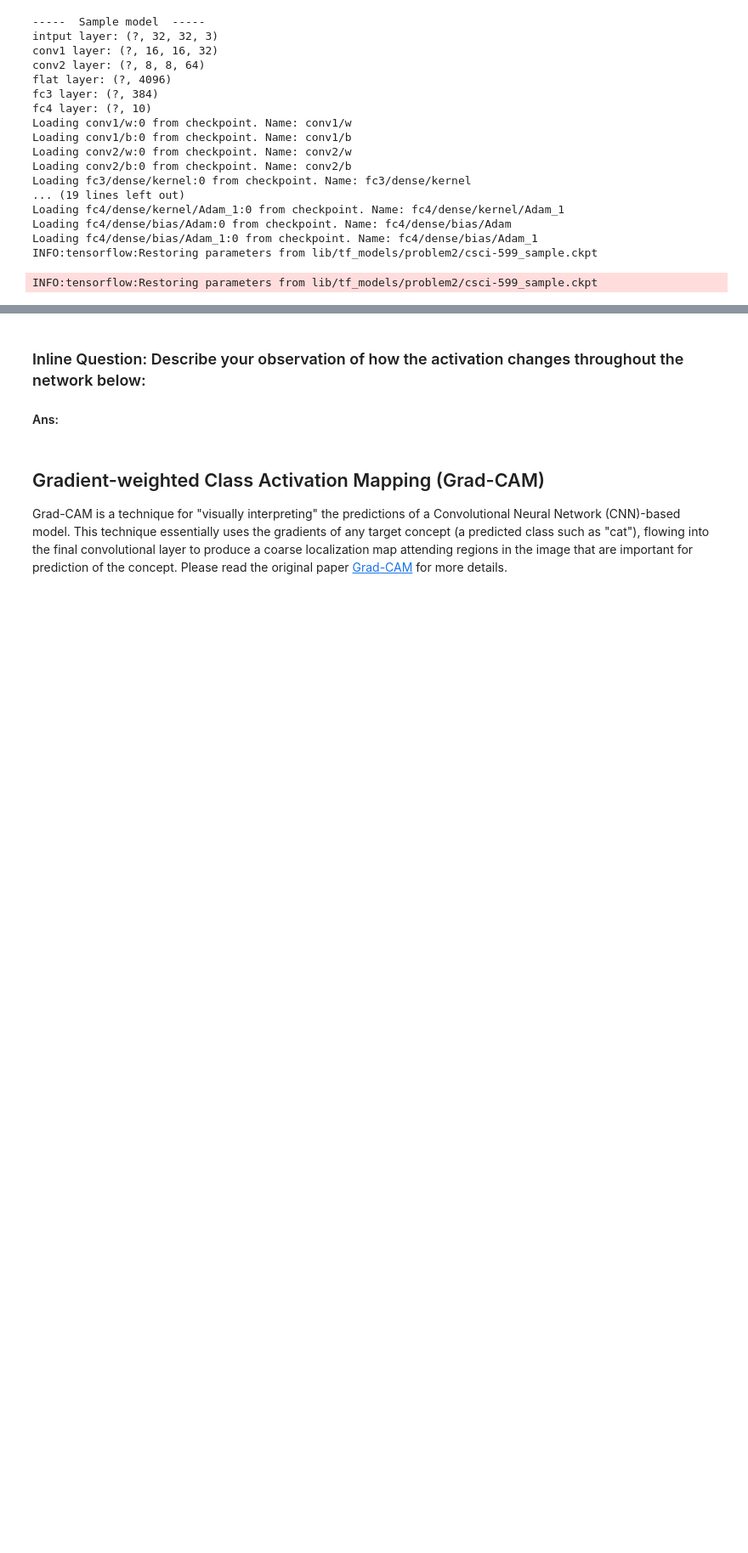
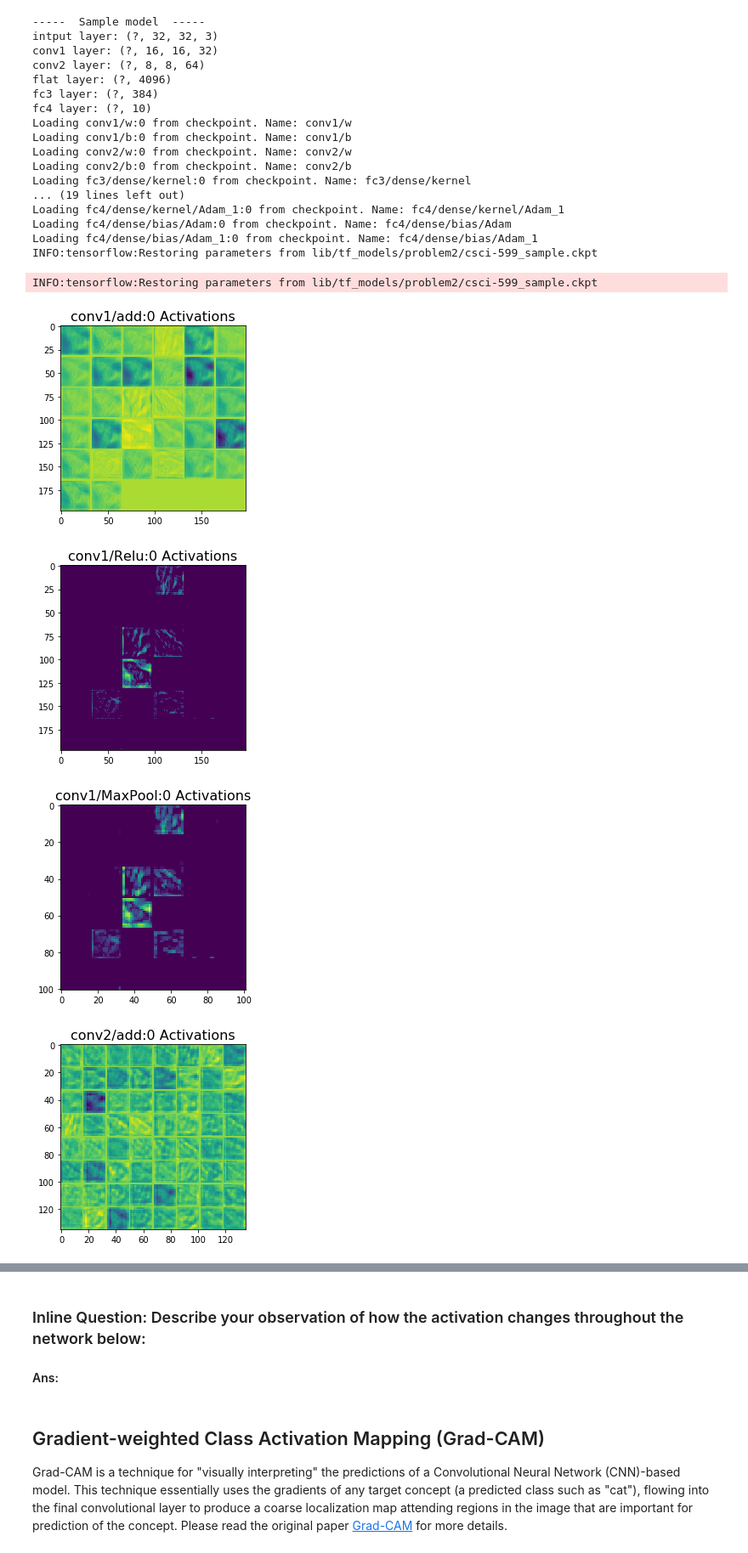
Before and after one commit to CharanSG/csci-599-assignment1, a Jupyter notebook: Problem_4.ipynb, the cells around one changed output, grey strips where cells are left out. Shown at 85% size. Saved outputs shown, nothing was run; the diff lists cells and outputs as text; code cells hidden in the pictures; blank space fills up the shorter version.

```diff
--- a/Problem_4.ipynb
+++ b/Problem_4.ipynb
@@ -629,8 +625,17 @@ INFO:tensorflow:Restoring parameters from lib/tf_models/problem2/csci-599_sample
 # %%
 cifar10ToUse_with_batch = np.expand_dims(cifar10ToUse, axis=0)
 #############################################################################
 # TODO: Visualize the activations of each conv layer in your model          #
 #############################################################################
 
 getActivations_cifar10(model.conv1, cifar10ToUse_with_batch)
+getActivations_cifar10(model.relu1, cifar10ToUse_with_batch)
+getActivations_cifar10(model.pool1, cifar10ToUse_with_batch)
 getActivations_cifar10(model.conv2, cifar10ToUse_with_batch)
+getActivations_cifar10(model.relu2, cifar10ToUse_with_batch)
+getActivations_cifar10(model.pool2, cifar10ToUse_with_batch)
+# %% [output]
+[figure, added]
+[figure, added]
+[figure, added]
+[figure, added]
```
Also changed, not shown: parts of 8 cells of this notebook.
